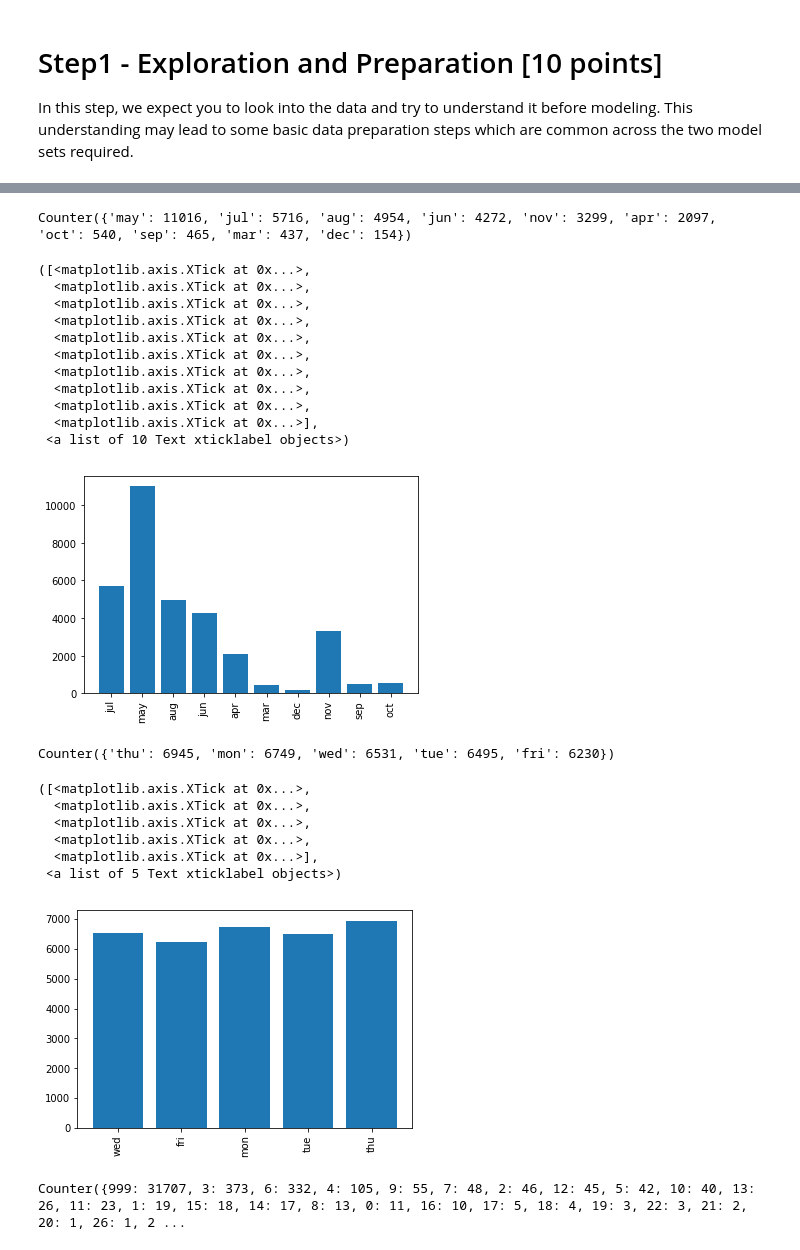
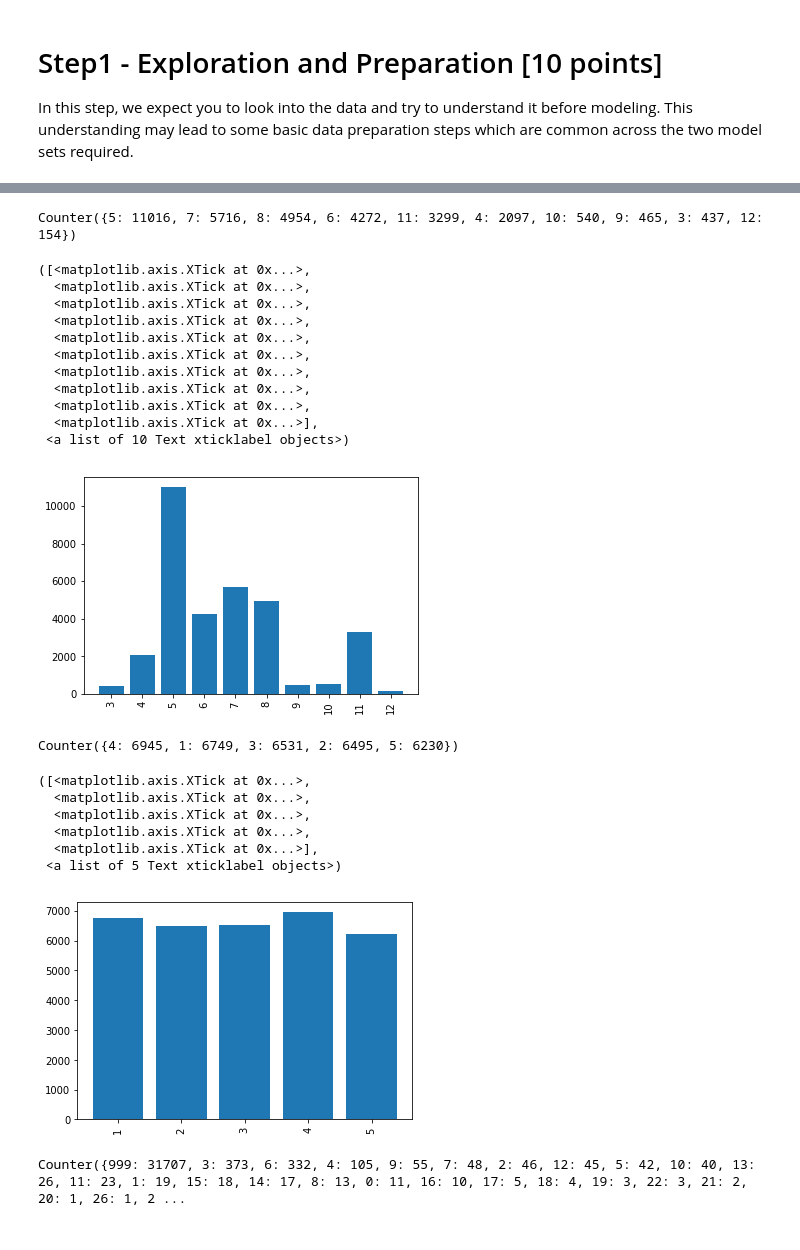
Before and after one commit to wl2522/BankMarketingCampaign, a Jupyter notebook: hw3_starter_notebook.ipynb, the cells around one changed output, grey strips where cells are left out. Saved outputs shown, nothing was run; the diff lists cells and outputs as text; code cells hidden in the pictures.

```diff
--- a/hw3_starter_notebook.ipynb
+++ b/hw3_starter_notebook.ipynb
@@ -198,12 +199,12 @@ Counter({'university.degree': 9760, 'high.school': 7580, 'basic.9y': 4889, 'prof
 #Examine the distribution of call months
 
 
-month_count = Counter(data['month'])
+month_count = Counter(enc_data['month'])
 print(month_count)
 plt.bar(range(len(month_count)), month_count.values(), align='center')
 plt.xticks(range(len(month_count)), list(month_count.keys()), rotation='vertical')
 # %% [output]
-Counter({'may': 11016, 'jul': 5716, 'aug': 4954, 'jun': 4272, 'nov': 3299, 'apr': 2097, 'oct': 540, 'sep': 465, 'mar': 437, 'dec': 154})
+Counter({5: 11016, 7: 5716, 8: 4954, 6: 4272, 11: 3299, 4: 2097, 10: 540, 9: 465, 3: 437, 12: 154})
 ([<matplotlib.axis.XTick at 0x...>,
   <matplotlib.axis.XTick at 0x...>,
   <matplotlib.axis.XTick at 0x...>,
@@ -215,24 +216,24 @@ Counter({'may': 11016, 'jul': 5716, 'aug': 4954, 'jun': 4272, 'nov': 3299, 'apr'
   <matplotlib.axis.XTick at 0x...>,
   <matplotlib.axis.XTick at 0x...>],
  <a list of 10 Text xticklabel objects>)
-[figure, old version]
+[figure, new version]
 # %%
 #Examine the distribution of days of the week
 
 
-week_count = Counter(data['day_of_week'])
+week_count = Counter(enc_data['day_of_week'])
 print(week_count)
 plt.bar(range(len(week_count)), week_count.values(), align='center')
 plt.xticks(range(len(week_count)), list(week_count.keys()), rotation='vertical')
 # %% [output]
-Counter({'thu': 6945, 'mon': 6749, 'wed': 6531, 'tue': 6495, 'fri': 6230})
+Counter({4: 6945, 1: 6749, 3: 6531, 2: 6495, 5: 6230})
 ([<matplotlib.axis.XTick at 0x...>,
   <matplotlib.axis.XTick at 0x...>,
   <matplotlib.axis.XTick at 0x...>,
   <matplotlib.axis.XTick at 0x...>,
   <matplotlib.axis.XTick at 0x...>],
  <a list of 5 Text xticklabel objects>)
-[figure, old version]
+[figure, new version]
 # %%
 #Examine the distribution of previous days since last contact
 
```
Also changed, not shown: parts of 23 cells of this notebook, 1 other file.
